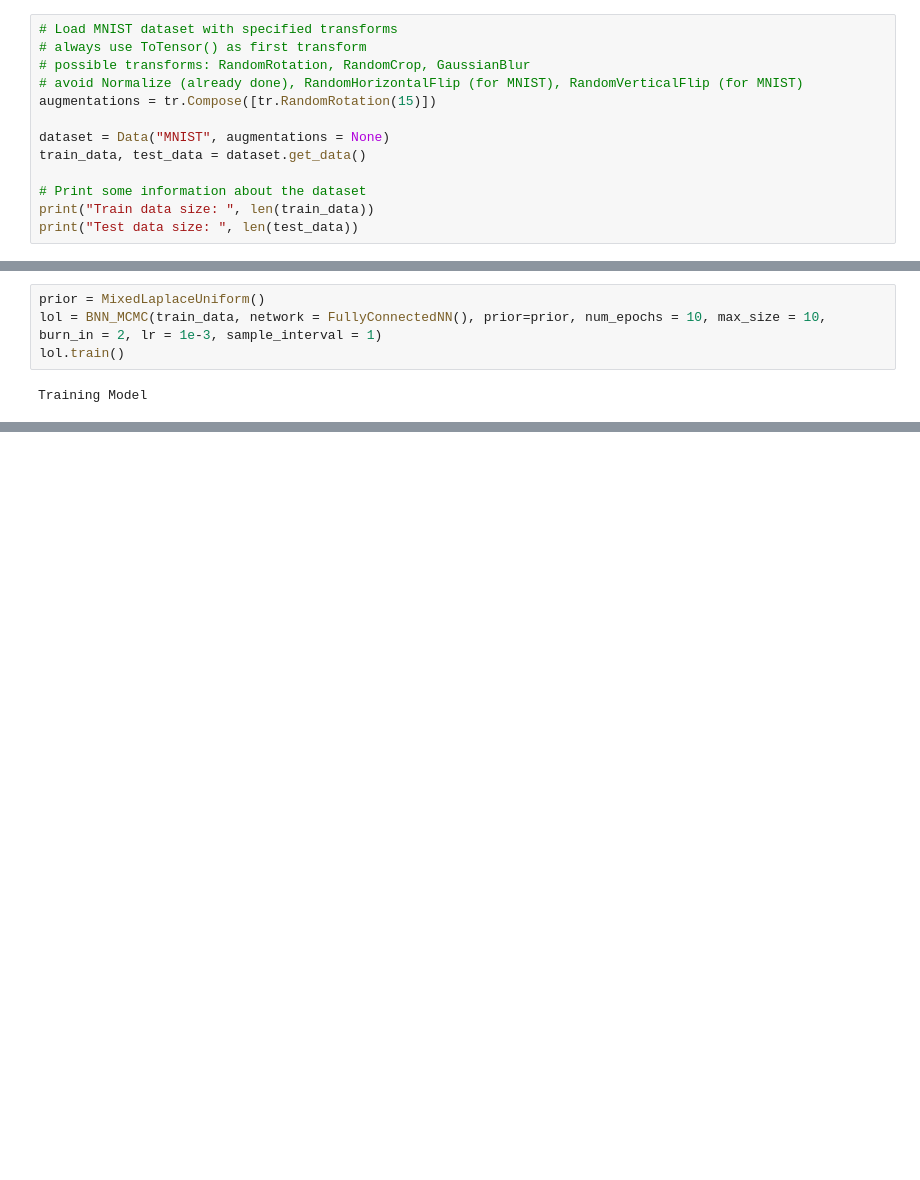
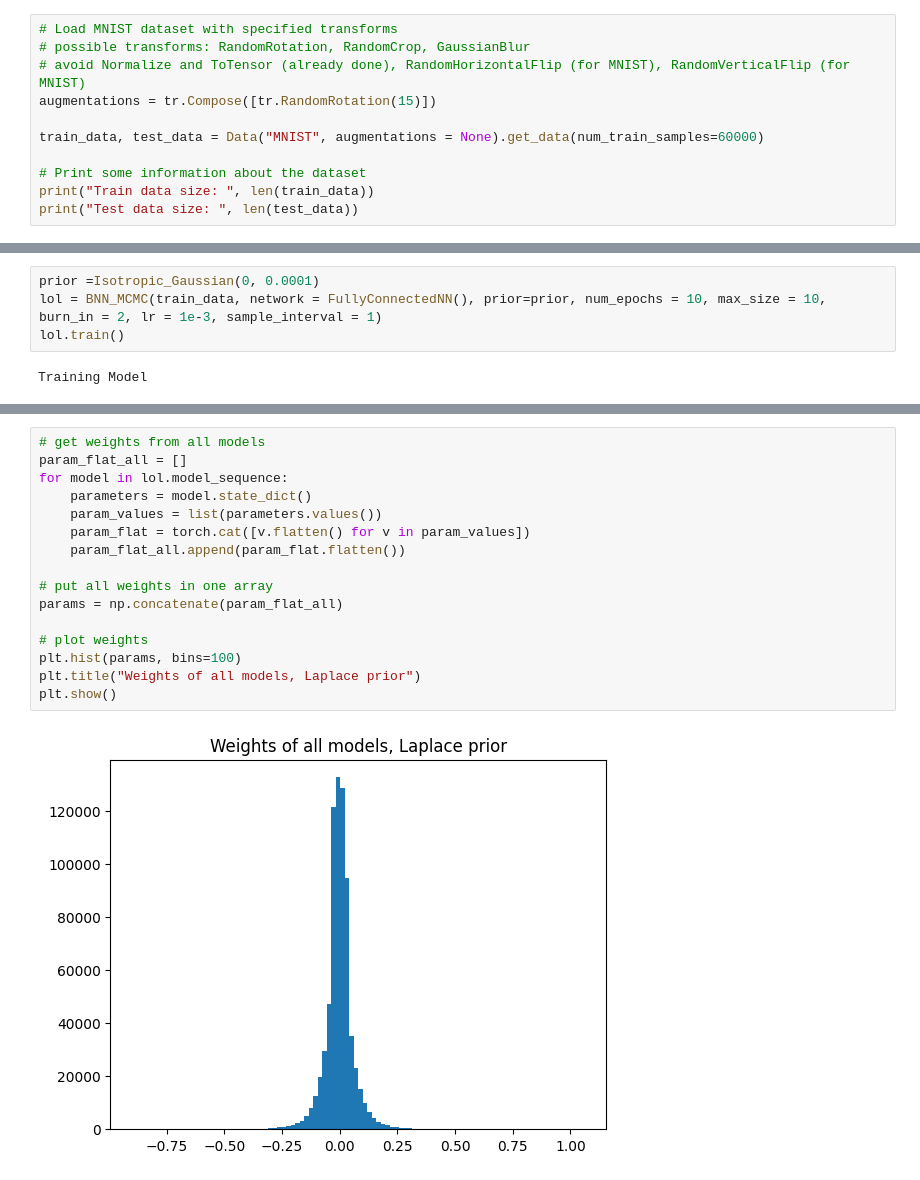
Before and after one commit to damjan7/deep_learning_project, a Jupyter notebook: BNN_application.ipynb, the cells around one changed output, grey strips where cells are left out. Cells and saved outputs as stored; diff of their text form; blank space fills up the shorter version.

```diff
--- a/BNN_application.ipynb
+++ b/BNN_application.ipynb
@@ -31,13 +32,11 @@ from BayesianNN import BNN_MCMC
 from SGLD import SGLD
 # %%
 # Load MNIST dataset with specified transforms
-# always use ToTensor() as first transform
 # possible transforms: RandomRotation, RandomCrop, GaussianBlur
-# avoid Normalize (already done), RandomHorizontalFlip (for MNIST), RandomVerticalFlip (for MNIST)
+# avoid Normalize and ToTensor (already done), RandomHorizontalFlip (for MNIST), RandomVerticalFlip (for MNIST)
 augmentations = tr.Compose([tr.RandomRotation(15)])
 
-dataset = Data("MNIST", augmentations = None)
-train_data, test_data = dataset.get_data()
+train_data, test_data = Data("MNIST", augmentations = None).get_data(num_train_samples=60000)
 
 # Print some information about the dataset
 print("Train data size: ", len(train_data))
@@ -46,7 +45,7 @@ print("Test data size: ", len(test_data))
 Train data size:  60000
 Test data size:  10000
 # %%
-prior = MixedLaplaceUniform()
+prior =Isotropic_Gaussian(0, 0.0001)
 lol = BNN_MCMC(train_data, network = FullyConnectedNN(), prior=prior, num_epochs = 10, max_size = 10, burn_in = 2, lr = 1e-3, sample_interval = 1)
 lol.train()
 # %% [output]
@@ -61,0 +61,18 @@ Test ECE:  tensor(0.0118)
+# %%
+# get weights from all models
+param_flat_all = []
+for model in lol.model_sequence:
+    parameters = model.state_dict()
+    param_values = list(parameters.values())
+    param_flat = torch.cat([v.flatten() for v in param_values])
+    param_flat_all.append(param_flat.flatten())
+
+# put all weights in one array
+params = np.concatenate(param_flat_all)
+
+# plot weights
+plt.hist(params, bins=100)
+plt.title("Weights of all models, Laplace prior")
+plt.show()
+# %% [output]
+[figure, added]
```
Also changed, not shown: parts of 7 cells of this notebook, 4 other files.
